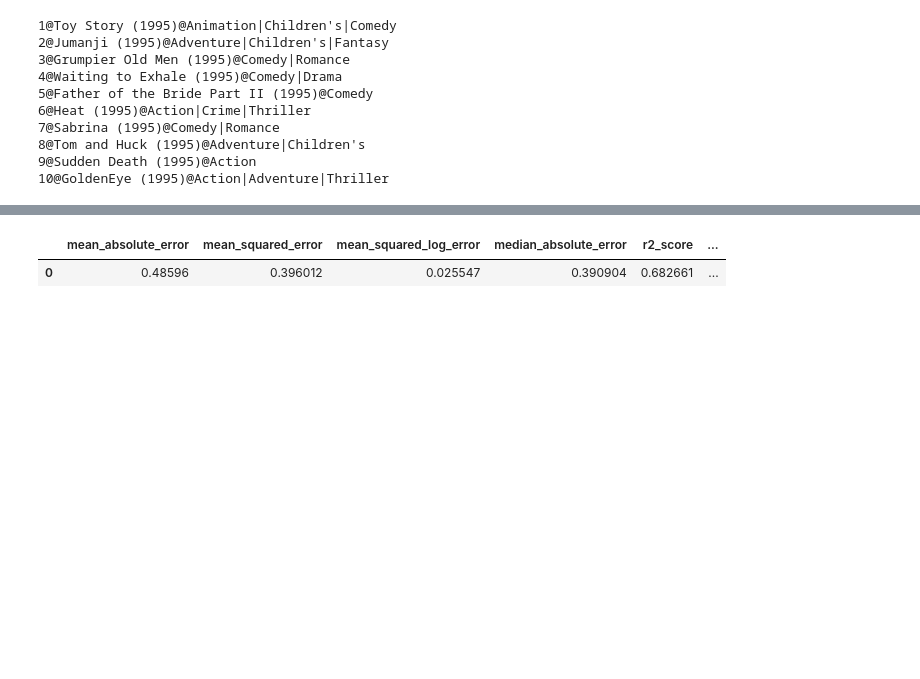
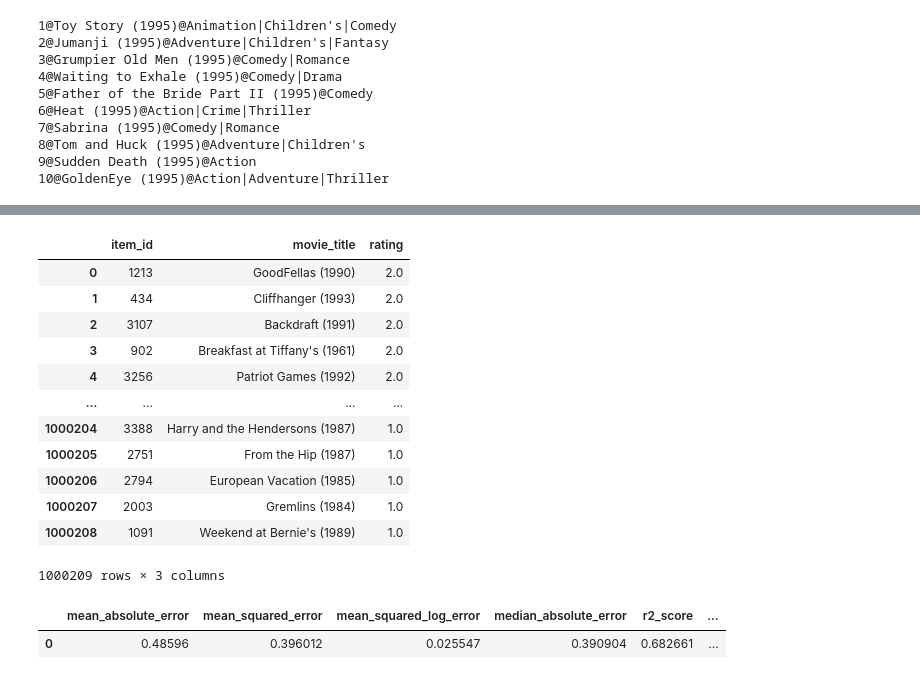
Before and after one commit to kootr/ml-study-session, a Jupyter notebook: bq_recommendation_mf.ipynb, the cells around one changed output, grey strips where cells are left out. Cells and saved outputs as stored; diff of their text form; code cells hidden in the pictures; blank space fills up the shorter version.

```diff
--- a/bq_recommendation_mf.ipynb
+++ b/bq_recommendation_mf.ipynb
@@ -187,3 +209,19 @@ df_movie_ratings.groupby('movie_title').agg(['count'])
+# %%
+df_movie_ratings
+# %% [output]
+|  | item_id | movie_title | rating |
+| 0 | 1213 | GoodFellas (1990) | 2.0 |
+| 1 | 434 | Cliffhanger (1993) | 2.0 |
+| 2 | 3107 | Backdraft (1991) | 2.0 |
+| 3 | 902 | Breakfast at Tiffany's (1961) | 2.0 |
+| 4 | 3256 | Patriot Games (1992) | 2.0 |
+| ... | ... | ... | ... |
+| 1000204 | 3388 | Harry and the Hendersons (1987) | 1.0 |
+| 1000205 | 2751 | From the Hip (1987) | 1.0 |
+| 1000206 | 2794 | European Vacation (1985) | 1.0 |
+| 1000207 | 2003 | Gremlins (1984) | 1.0 |
+| 1000208 | 1091 | Weekend at Bernie's (1989) | 1.0 |
+1000209 rows × 3 columns
 # %%
 # 以下のクエリを実行するにはスロットの購入が必要。
 # https://cloud.google.com/bigquery/docs/reservations-intro?hl=ja
```
Also changed, not shown: parts of 69 cells of this notebook.
